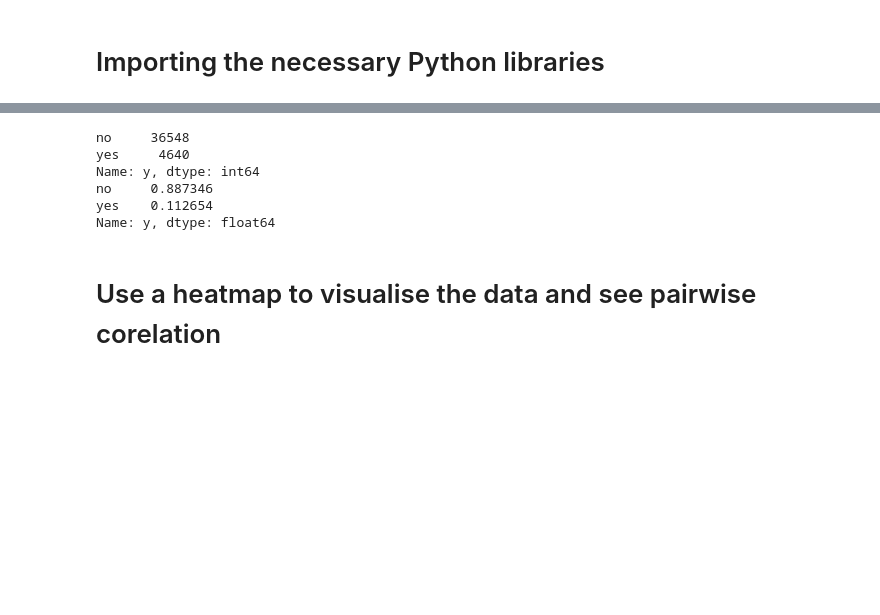
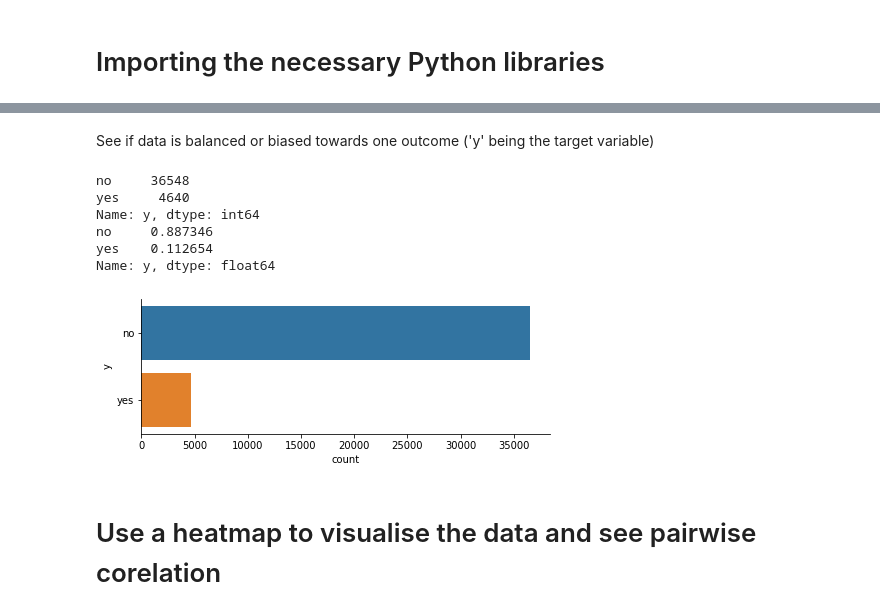
Before and after one commit to hdushan/optus_u_ai_ml_assignment, a Jupyter notebook: assignment.ipynb, the cells around one changed output, grey strips where cells are left out. Saved outputs shown, nothing was run; the diff lists cells and outputs as text; code cells hidden in the pictures; blank space fills up the shorter version.

Commit message:
preprocess data

```diff
--- a/assignment.ipynb
+++ b/assignment.ipynb
@@ -103,0 +106,7 @@ memory usage: 6.6+ MB
+# %%
+# trim away whitespace
+bank_dataset = bank_dataset.apply(lambda x: x.str.strip() if x.dtype == "object" else x)
+# replace blanks with NaN
+bank_dataset.replace('', np.NaN, inplace=True)
+# print number of NaN's for each feature
+print(bank_dataset.isna().sum())
@@ -104,3 +131,5 @@ memory usage: 6.6+ MB
+# %% [markdown]
+See if data is balanced or biased towards one outcome ('y' being the target variable)
 # %%
 print(bank_dataset['y'].value_counts())
 print(bank_dataset['y'].value_counts(normalize=True))
@@ -111,6 +140,11 @@ Name: y, dtype: int64
 no     0.887346
 yes    0.112654
 Name: y, dtype: float64
+# %%
+# Visualize the imbalance towards No in a plot
+ax = sns.catplot(y="y", kind="count", data=bank_dataset, height=2.6, aspect=2.5, orient='h')
+# %% [output]
+[figure, added]
 # %% [markdown]
 # Use a heatmap to visualise the data and see pairwise corelation
 # %%
```
Also changed, not shown: parts of 11 cells of this notebook.
